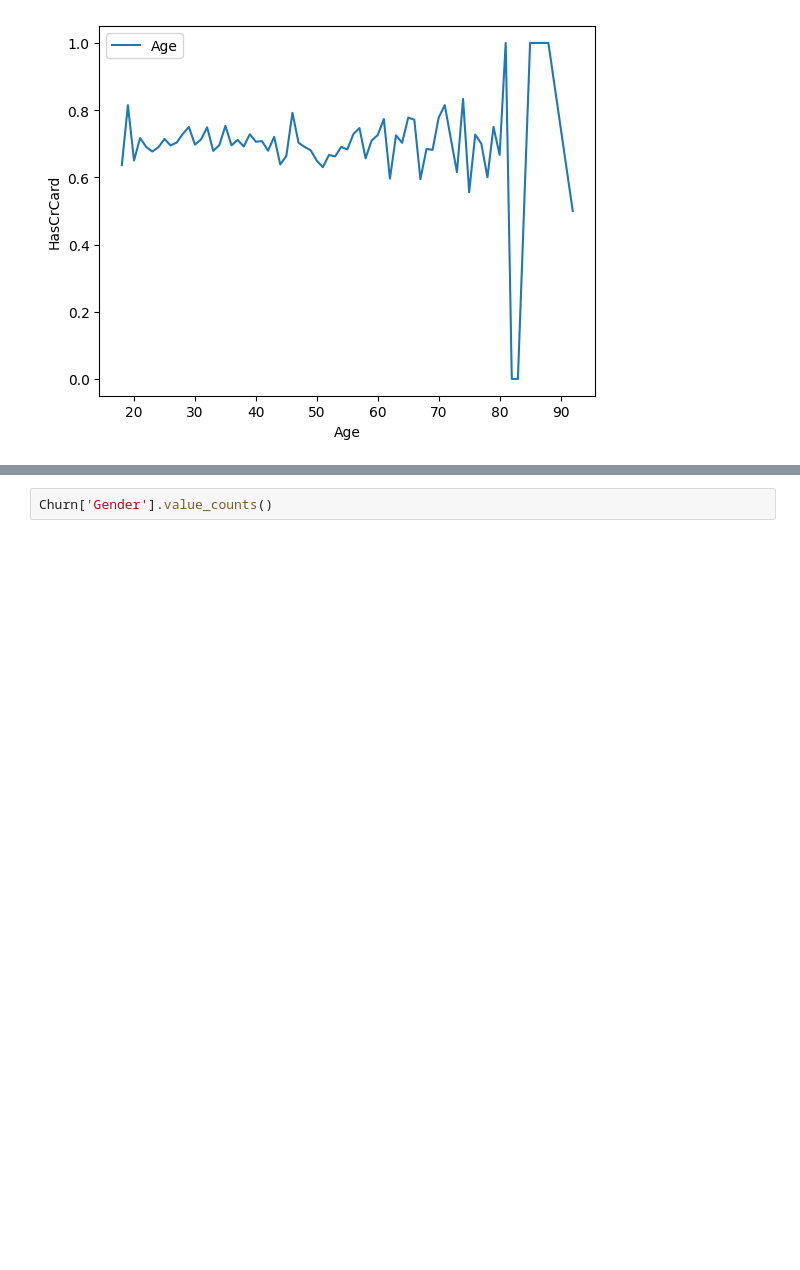
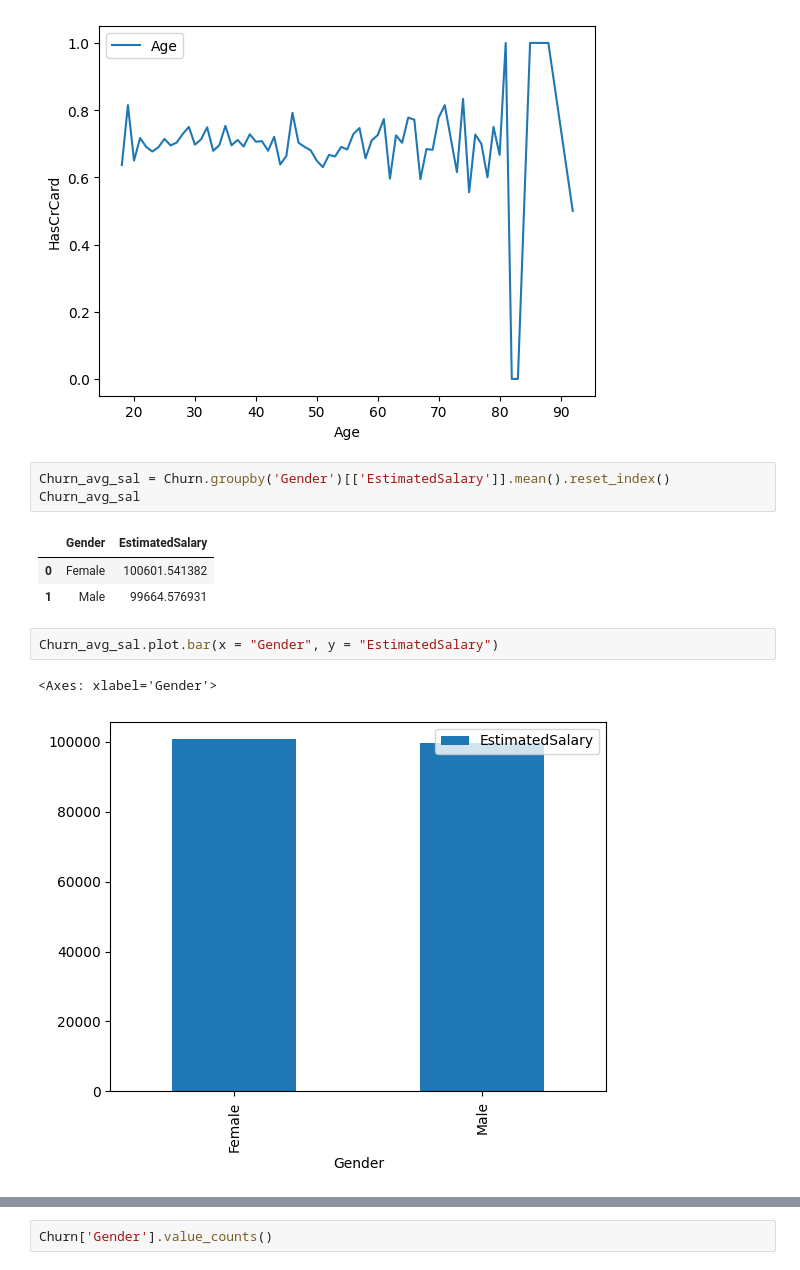
Before and after one commit to dustyAlgo/Covid-19, a Jupyter notebook: data_viz.ipynb, the cells around one changed output, grey strips where cells are left out. Cells and saved outputs as stored; diff of their text form; blank space fills up the shorter version.

```diff
--- a/data_viz.ipynb
+++ b/data_viz.ipynb
@@ -90,3 +90,15 @@ sns.lineplot(data = Churn_avg_age, x = 'Age', y = 'HasCrCard', label = "Age")
 # %% [output]
 <Axes: xlabel='Age', ylabel='HasCrCard'>
 [figure]
+# %%
+Churn_avg_sal = Churn.groupby('Gender')[['EstimatedSalary']].mean().reset_index()
+Churn_avg_sal
+# %% [output]
+|  | Gender | EstimatedSalary |
+| 0 | Female | 100601.541382 |
+| 1 | Male | 99664.576931 |
+# %%
+Churn_avg_sal.plot.bar(x = "Gender", y = "EstimatedSalary")
+# %% [output]
+<Axes: xlabel='Gender'>
+[figure, added]
```
Also changed, not shown: parts of 8 cells of this notebook, 2 other files.
